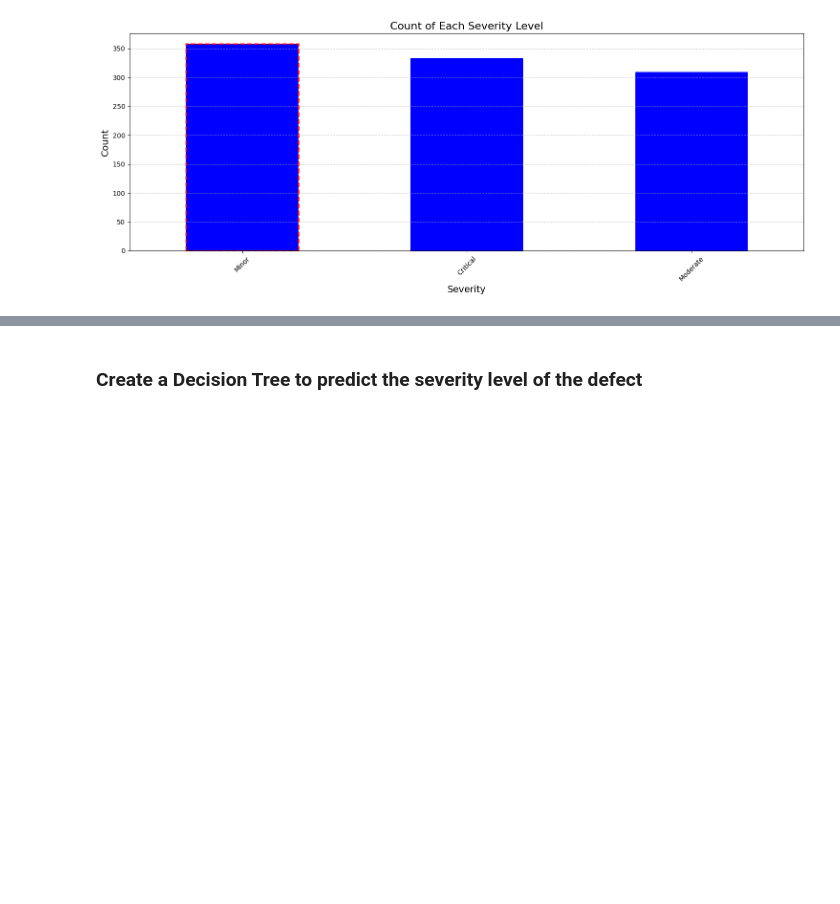
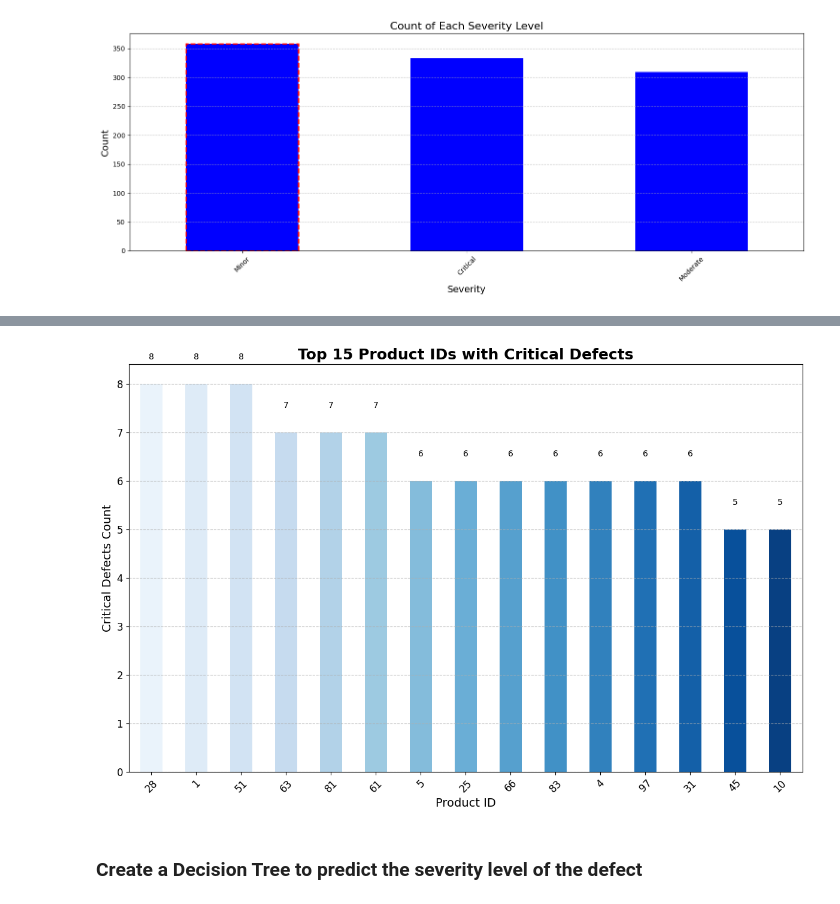
Before and after one commit to ACastel21/MGT-ML-FINAL-PROJECT-DEFECT-DATA-ML, a Jupyter notebook: notebooks/MGT665 Defect Data Decision Tree_Castel Edit.ipynb, the cells around one changed output, grey strips where cells are left out. Cells and saved outputs as stored; diff of their text form; code cells hidden in the pictures; blank space fills up the shorter version.

```diff
--- a/notebooks/MGT665 Defect Data Decision Tree_Castel Edit.ipynb
+++ b/notebooks/MGT665 Defect Data Decision Tree_Castel Edit.ipynb
@@ -339,2 +244,33 @@ plt.tight_layout()
+# %%
+# Visual Changed bar plot for critical defects by Product ID, Only showing the top 15
+plt.figure(figsize=(12, 8))
+
+# Filter and count critical defects by product ID
+critical_defects = defects[defects['severity'] == 'Critical']
+critical_by_id = critical_defects['product_id'].value_counts()
+top_15_critical = critical_by_id.sort_values(ascending=False).head(15)
+
+# Create the bar plot
+bars = top_15_critical.plot(kind="bar", color=sns.color_palette("Blues", len(top_15_critical)))
+
+# Add exact count values on top of each bar
+for i, count in enumerate(top_15_critical):
+    plt.text(i, count + 0.5, str(count), ha='center', fontsize=10, color='black')
+
+# Add labels and title
+plt.title('Top 15 Product IDs with Critical Defects', fontsize=18, fontweight='bold')
+plt.xlabel('Product ID', fontsize=14)
+plt.ylabel('Critical Defects Count', fontsize=14)
+plt.xticks(rotation=45, fontsize=12)
+plt.yticks(fontsize=12)
+plt.grid(axis='y', linestyle='--', alpha=0.7)
+
+# Improve layout
+plt.tight_layout()
+
+# Show the plot
+plt.show()
+# %% [output]
+[figure, added]
 # %% [markdown]
 ### Create a Decision Tree to predict the severity level of the defect
```
Also changed, not shown: parts of 17 cells of this notebook.
